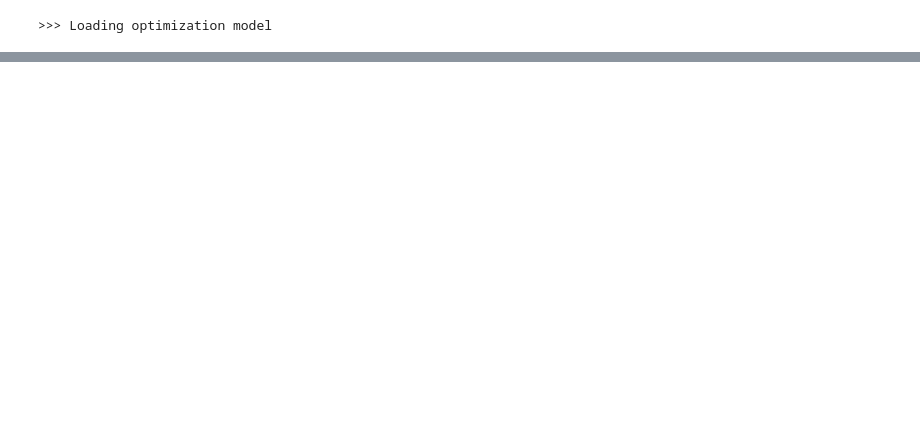
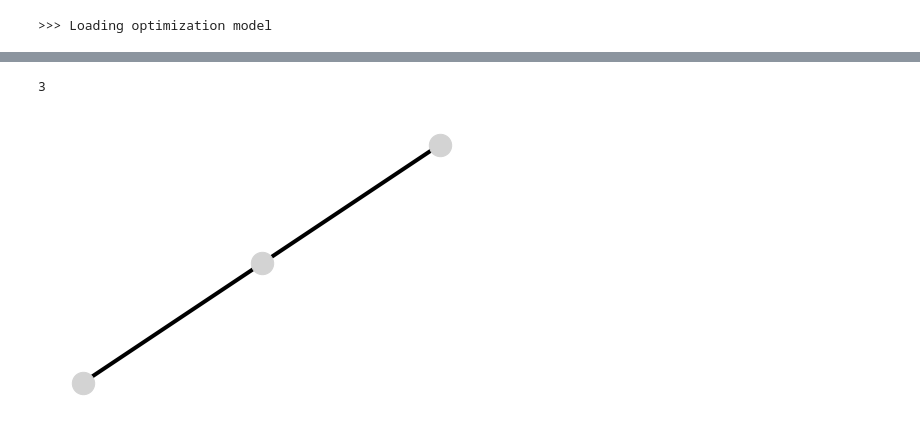
Before and after one commit to ThoLes94/MinCut-and-MaxFlow-Problem, a Jupyter notebook: simple-MCF-flows-v1.0-example.ipynb, the cells around one changed output, grey strips where cells are left out. Saved outputs shown, nothing was run; the diff lists cells and outputs as text; code cells hidden in the pictures; blank space fills up the shorter version.

```diff
--- a/simple-MCF-flows-v1.0-example.ipynb
+++ b/simple-MCF-flows-v1.0-example.ipynb
@@ -434,0 +430,80 @@ demand (18,41): 1.107615
+# %%
+### Clustering
+
+G1 = G.copy()
+
+for u,v in critical_edge:
+    G1.remove_edge(u,v)
+
+
+S = [G1.subgraph(c).copy() for c in nx.connected_components(G1)]
+
+print(len(S))
+
+
+link = nx.Graph()
+listEdgesBetween = {}
+listDemandsBetween = {}
+
+
+
+for u,v in critical_edge:
+    a = np.infty
+    b = np.infty
+    for k in range(len(S)) :
+        if u in S[k].nodes():
+            a = k
+        if v in S[k].nodes():
+            b = k
+    if a > b :
+        a, b = b, a
+    if (a, b) not in link.edges():
+        link.add_edge(a ,b)
+    if ((a,b) in listEdgesBetween):
+        listEdgesBetween[(a,b)].append((u,v))
+    else :
+        listEdgesBetween[(a,b)] = [(u,v)]
+
+# print(link.edges())
+
+nx.draw(link, node_size=500, node_color='lightgrey', width=4)
+
+
+for (u,v) in criticalDemands :
+    for k in range(len(S)):
+
+        g1 = S[k]
+        if u in g1.nodes():
+            for j in range(len(S)):
+                g2 = S[j]
+                if v in g2.nodes():
+                    a = k
+                    b = j
+                    if a > b:
+                        a, b = b, a
+                    if (a, b) in listDemandsBetween :
+                        listDemandsBetween[(a,b)].append((u,v))
+                    else :
+                        listDemandsBetween[(a,b)] = [(u,v)]
+                if (a, b) not in listDemandsBetween :
+                    listDemandsBetween[(a,b)] = []
+
+# print(listDemandsBetween)
+# print(listEdgesBetween)
+
+for (u,v) in link.edges():
+    a = u
+    b = v
+    if a> b:
+        a,b = b,a
+    link[a][b]['capa'] = 0
+    for (x,y) in listEdgesBetween[(a,b)]:
+        link[u][v]['capa'] += G[x][y]['capa']
+    # print(link[u][v]['capa'])
+
+
+# G5 = nx.barbell_graph(3, 0)
+# nx.draw(G5, node_size=500, node_color='lightgrey', width=4)
+# %% [output]
+3
+[figure, added]
```
Also changed, not shown: parts of 14 cells of this notebook, 1 other file.
